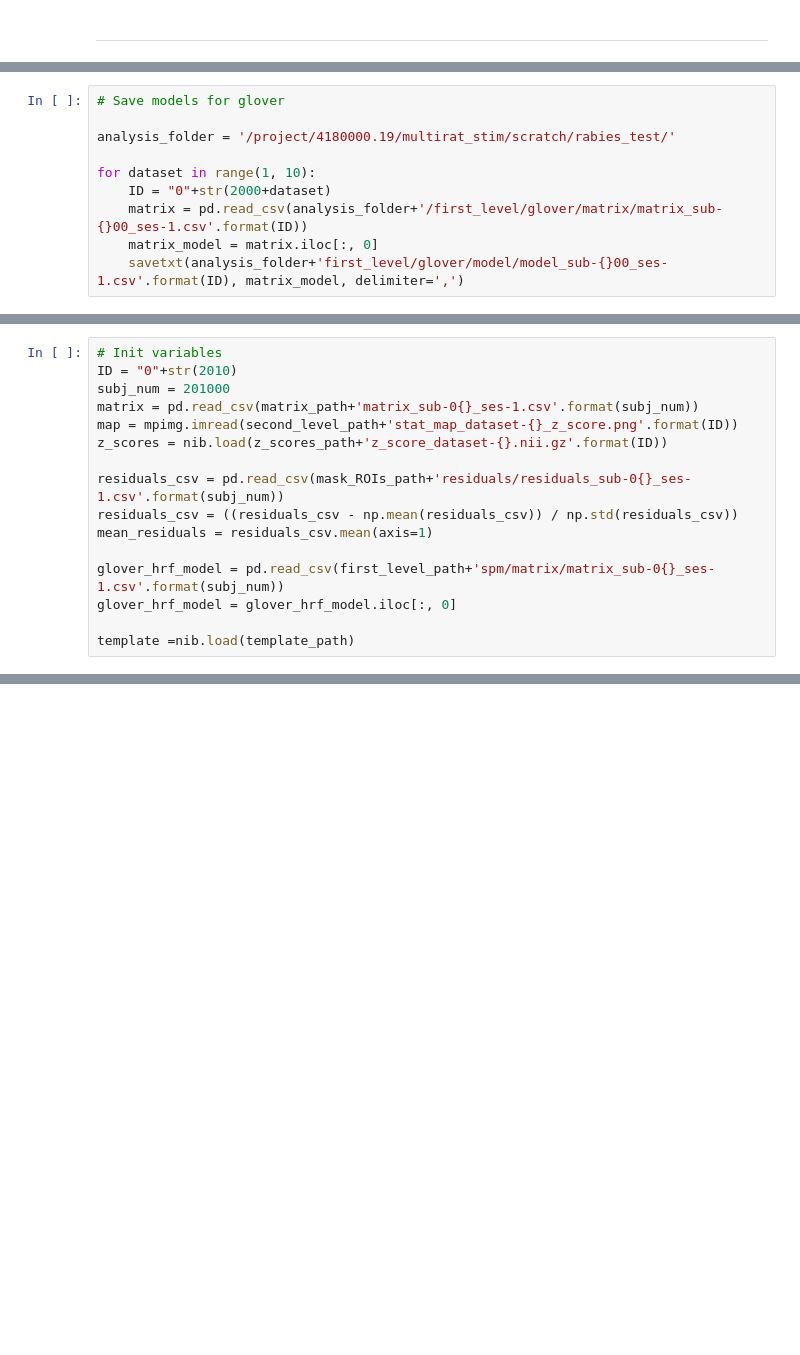
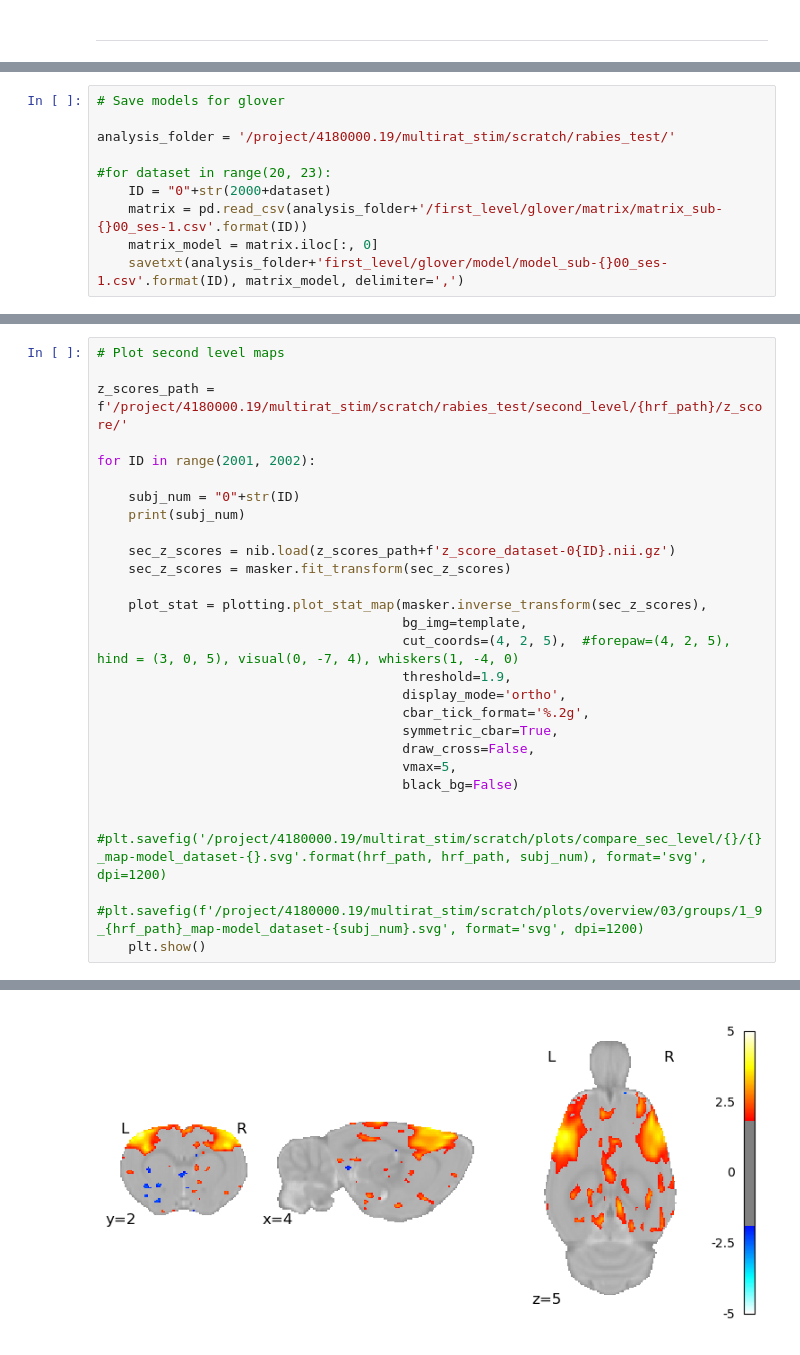
Before and after one commit to grandjeanlab/multirat_se, a Jupyter notebook: asset/figures/fig2_second_level.ipynb, the cells around one changed output, grey strips where cells are left out. Drawn from its saved outputs; the diff is of its cells as text; blank space fills up the shorter version.

```diff
--- a/asset/figures/fig2_second_level.ipynb
+++ b/asset/figures/fig2_second_level.ipynb
@@ -28,7 +29,7 @@ import matplotlib.gridspec as gridspec
 
 analysis_folder = '/project/4180000.19/multirat_stim/scratch/rabies_test/'
 
-for dataset in range(1, 10):
+#for dataset in range(20, 23):
     ID = "0"+str(2000+dataset)
     matrix = pd.read_csv(analysis_folder+'/first_level/glover/matrix/matrix_sub-{}00_ses-1.csv'.format(ID))
     matrix_model = matrix.iloc[:, 0]
@@ -54,16 +60,28 @@ template_path = '/groupshare/traaffneu/preclinimg/templates/SIGMA_Wistar_Rat_Bra
-# %%
-# Init variables
-ID = "0"+str(2010)
-subj_num = 201000
-matrix = pd.read_csv(matrix_path+'matrix_sub-0{}_ses-1.csv'.format(subj_num))
-map = mpimg.imread(second_level_path+'stat_map_dataset-{}_z_score.png'.format(ID))
-z_scores = nib.load(z_scores_path+'z_score_dataset-{}.nii.gz'.format(ID))
-
-residuals_csv = pd.read_csv(mask_ROIs_path+'residuals/residuals_sub-0{}_ses-1.csv'.format(subj_num))
-residuals_csv = ((residuals_csv - np.mean(residuals_csv)) / np.std(residuals_csv))
-mean_residuals = residuals_csv.mean(axis=1)
-
-glover_hrf_model = pd.read_csv(first_level_path+'spm/matrix/matrix_sub-0{}_ses-1.csv'.format(subj_num))
-glover_hrf_model = glover_hrf_model.iloc[:, 0]
-
-template =nib.load(template_path)
+# %%
+# Plot second level maps
+
+z_scores_path = f'/project/4180000.19/multirat_stim/scratch/rabies_test/second_level/{hrf_path}/z_score/'
+
+for ID in range(2001, 2002):
+
+    subj_num = "0"+str(ID)
+    print(subj_num)
+
+    sec_z_scores = nib.load(z_scores_path+f'z_score_dataset-0{ID}.nii.gz')
+    sec_z_scores = masker.fit_transform(sec_z_scores)
+
+    plot_stat = plotting.plot_stat_map(masker.inverse_transform(sec_z_scores),
+                                       bg_img=template,
+                                       cut_coords=(4, 2, 5),  #forepaw=(4, 2, 5), hind = (3, 0, 5), visual(0, -7, 4), whiskers(1, -4, 0)
+                                       threshold=1.9,
+                                       display_mode='ortho',
+                                       cbar_tick_format='%.2g',
+                                       symmetric_cbar=True,
+                                       draw_cross=False,
+                                       vmax=5,
+                                       black_bg=False)
+
+    #plt.savefig('/project/4180000.19/multirat_stim/scratch/plots/compare_sec_level/{}/{}_map-model_dataset-{}.svg'.format(hrf_path, hrf_path, subj_num), format='svg', dpi=1200)
+    #plt.savefig(f'/project/4180000.19/multirat_stim/scratch/plots/overview/03/groups/1_9_{hrf_path}_map-model_dataset-{subj_num}.svg', format='svg', dpi=1200)
+    plt.show()
+# %% [output]
@@ -70 +89,2 @@ template =nib.load(template_path)
+[figure, added]
 # %%
```
Also changed, not shown: parts of 8 cells of this notebook, 3 other files.
